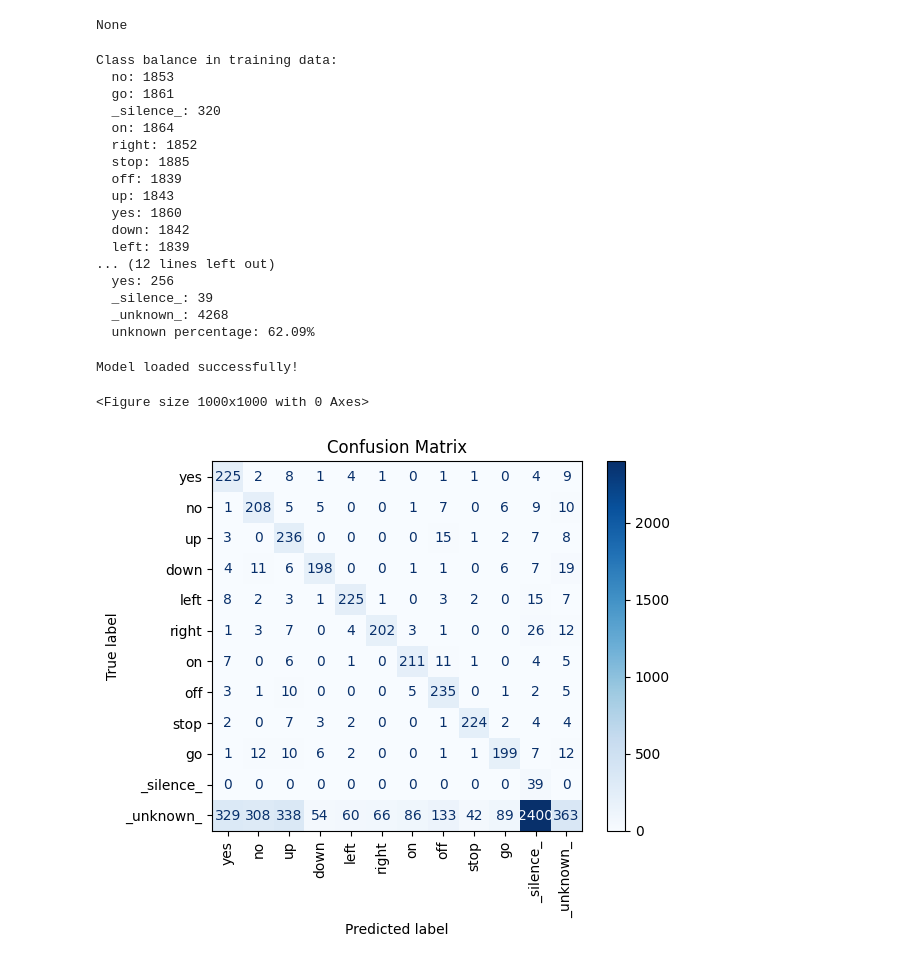
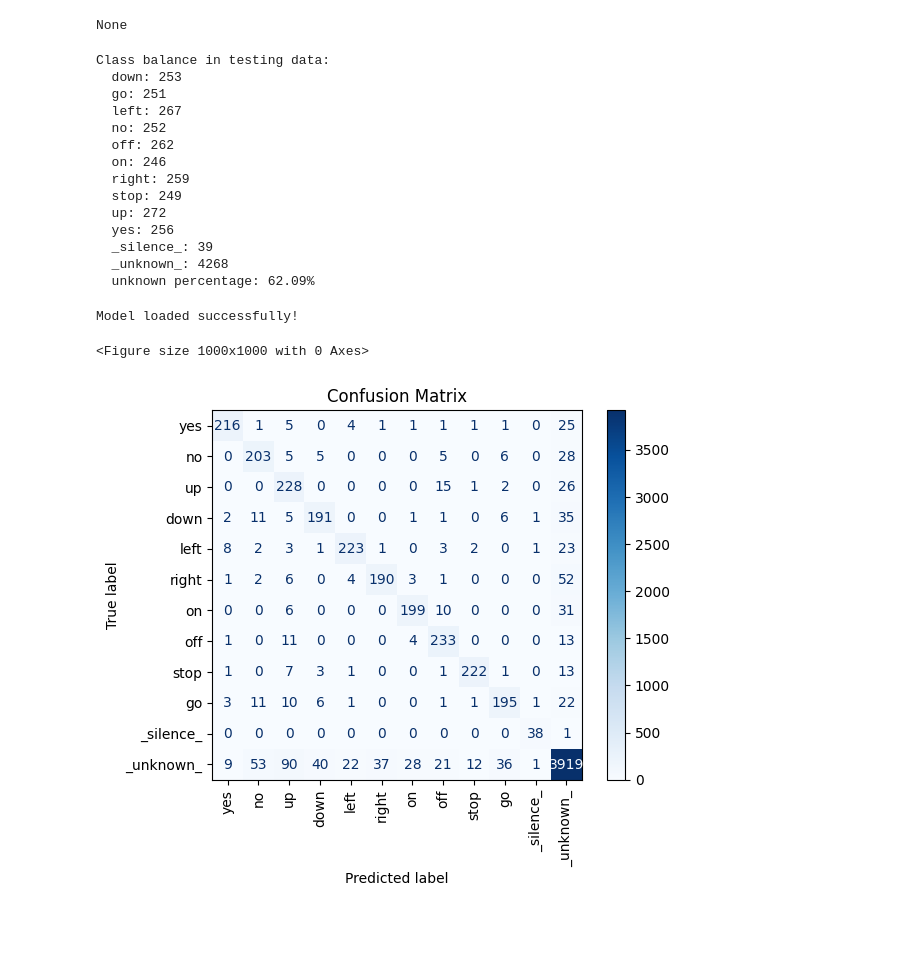
Before and after one commit to andrmdmd/DeepLearningImageGeneration, a Jupyter notebook: notebooks/manual_ensemble.ipynb, the cells around one changed output. Saved outputs shown, nothing was run; the diff lists cells and outputs as text; code cells hidden in the pictures; blank space fills up the shorter version.

Commit message:
fix manual ensemble notebook

```diff
--- a/notebooks/manual_ensemble.ipynb
+++ b/notebooks/manual_ensemble.ipynb
@@ -37,13 +37,7 @@ cfg.data.silence_included = True
 # %% [output]
 None
 # %%
-from dataset.dataset import SpeechCommandsDataset, get_loader
-
-train_dataset = SpeechCommandsDataset(
-    root_dir=cfg.data.root,
-    cfg=cfg,
-    mode='training'
-)
+from dataset.dataset import SpeechCommandsDataset
 
 test_dataset = SpeechCommandsDataset(
     root_dir=cfg.data.root,
@@ -51,26 +45,23 @@ test_dataset = SpeechCommandsDataset(
     mode='testing'
 )
 # %% [output]
-Class balance in training data:
-  no: 1853
-  go: 1861
-  _silence_: 320
-  on: 1864
-  right: 1852
-  stop: 1885
-  off: 1839
-  up: 1843
-  yes: 1860
-  down: 1842
-  left: 1839
-... (12 lines left out)
+Class balance in testing data:
+  down: 253
+  go: 251
+  left: 267
+  no: 252
+  off: 262
+  on: 246
+  right: 259
+  stop: 249
+  up: 272
   yes: 256
   _silence_: 39
   _unknown_: 4268
   unknown percentage: 62.09%
 # %%
 import torch
-from modeling.model import build_model, EnsembleStrategy
+from modeling.model import build_model
 
 model_known = build_model(cfg, 11)
 
@@ -82,6 +73,18 @@ model_unknown = build_model(cfg, 2)
 state_dict = torch.load(MODEL_PATH_UNKNOWN, map_location=torch.device('cpu'))
 model_unknown.load_state_dict(state_dict)
 
+class EnsembleStrategy(torch.nn.Module):
+    def __init__(self, model_unknown, model_known):
+        super(EnsembleStrategy, self).__init__()
+        self.model_unknown = model_unknown
+        self.model_known = model_known
+
+    def forward(self, x):
+        output_unknown = self.model_unknown(x)
+        output_known = self.model_known(x)
+        if output_unknown[0][1] > 0.5:
+            return torch.cat((output_known * 0., torch.tensor([[output_unknown[0][1]]], device=output_unknown.device)), dim=1)
+        return torch.cat((output_known, torch.tensor([[0.]], device=output_unknown.device)), dim=1)
 model = EnsembleStrategy(model_unknown, model_known)
 model.eval()
 
@@ -89,35 +92,38 @@ print("Model loaded successfully!")
 # %% [output]
 Model loaded successfully!
 # %%
+import torch
 from sklearn.metrics import confusion_matrix, ConfusionMatrixDisplay
 import numpy as np
+import matplotlib.pyplot as plt
 
 def evaluate_and_plot_confusion_matrix(model, test_dataset):
+    model.to(device)
     model.eval()
 
     true_labels = []
     predicted_labels = []
 
     for idx in range(len(test_dataset)):
         data, true_label = test_dataset[idx]
-        data_tensor = torch.tensor(data, dtype=torch.float32).unsqueeze(0)
+        data_tensor = torch.tensor(data, dtype=torch.float32).unsqueeze(0).to(device)
 
         with torch.no_grad():
             output = model(data_tensor)
             predicted_label = torch.argmax(output, dim=1).item()
 
         true_labels.append(true_label)
         predicted_labels.append(predicted_label)
 
     cm = confusion_matrix(true_labels, predicted_labels)
     disp = ConfusionMatrixDisplay(confusion_matrix=cm, display_labels=list(test_dataset.label_mapping.keys()))
 
     plt.figure(figsize=(10, 10))
     disp.plot(cmap=plt.cm.Blues, xticks_rotation='vertical')
     plt.title("Confusion Matrix")
     plt.show()
 
 evaluate_and_plot_confusion_matrix(model, test_dataset)
 # %% [output]
 <Figure size 1000x1000 with 0 Axes>
-[figure, old version]
+[figure, new version]
```
